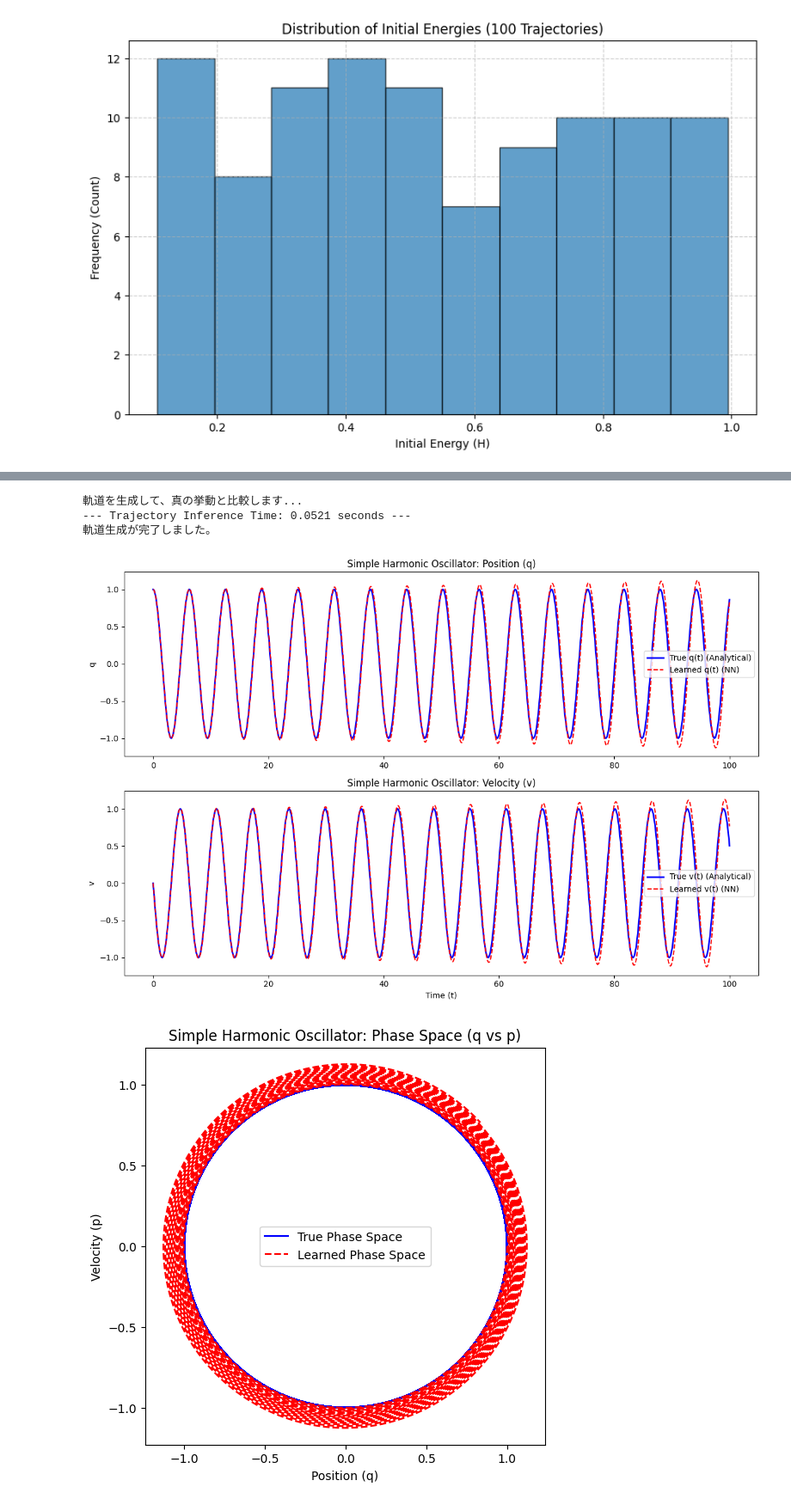
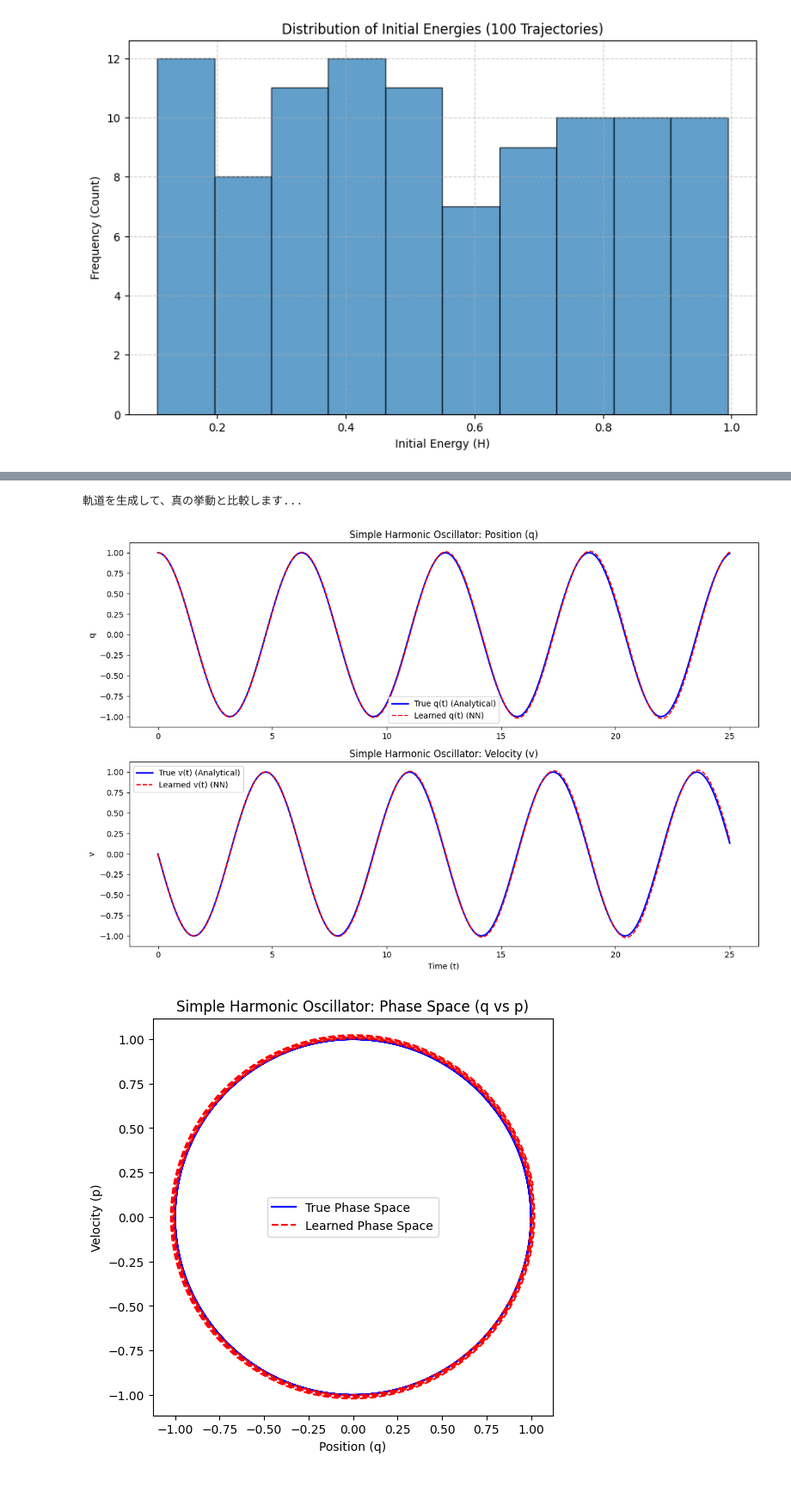
Before and after one commit to nkjm108/PIML, a Jupyter notebook: harmonic_ocillation_1D/H1D_NN_h.ipynb, the cells around one changed output, grey strips where cells are left out. Shown at 86% size. Cells and saved outputs as stored; diff of their text form; code cells hidden in the pictures.

```diff
--- a/harmonic_ocillation_1D/H1D_NN_h.ipynb
+++ b/harmonic_ocillation_1D/H1D_NN_h.ipynb
@@ -218,55 +229,71 @@ generate trajectory
 
 # 予測と正解データ(自動微分による計算)での比較
 print("軌道を生成して、真の挙動と比較します...")
-#based on BNN_h
+
 ds_true = ham.state_derivative(H_analytical)
 solver_true = util.ode_solver(ds_true)
 
 solver_learned = create_trajectory(model_apply_fn, final_params, q_dim)
 
-# s0 = (t, q, p)
-initial_state = (0.0, jnp.array([1.0]), jnp.array([0.0]))
-t_eval = jnp.linspace(0.0, 100.0, 10000)
+initial_states_list = [
+    (0.0, jnp.array([jnp.sqrt(0.2*(i+1))]), jnp.array([0.0]))  #H=[0.1, 1.0]の等間隔10点を初期値とする
+    for i in range(10)
+]
+results_all = []
+t_eval = jnp.linspace(0.0, 25.0, 2500)
 
-ham_to_lgr_state_fn = ham.hamiltonian_state_to_lagrangian_state(H_analytical)
+for i, initial_state in enumerate(initial_states_list):
+    ham_to_lgr_state_fn = ham.hamiltonian_state_to_lagrangian_state(H_analytical)
 
-ham_states_true = solver_true(initial_state, t_eval)
-lgr_states_true = jax.vmap(ham_to_lgr_state_fn)(ham_states_true)
+    ham_states_true = solver_true(initial_state, t_eval)
+    lag_states_true = jax.vmap(ham_to_lgr_state_fn)(ham_states_true)
 
-ham_states_learned = solver_learned(initial_state, t_eval)
-lgr_states_learned = jax.vmap(ham_to_lgr_state_fn)(ham_states_learned)
+    ham_states_learned = solver_learned(initial_state, t_eval)
+    lag_states_learned = jax.vmap(ham_to_lgr_state_fn)(ham_states_learned)
 
-start_inference_time = time.time()
-lgr_states_learned[1].block_until_ready()
-end_inference_time = time.time()
-print(f"--- Trajectory Inference Time: {end_inference_time - start_inference_time:.4f} seconds ---")
+    res = {
+        "id": i,
+        "initial_state": initial_state,
 
-print("軌道生成が完了しました。")
+        # Trueの結果 (ham_states, lag_states)
+        "true": (ham_states_true, lag_states_true),
+
+        # LNNの結果
+        "bnn": (ham_states_learned, lag_states_learned)
+    }
+    results_all.append(res)
 # %% [output]
 軌道を生成して、真の挙動と比較します...
---- Trajectory Inference Time: 0.0521 seconds ---
-軌道生成が完了しました。
 # %%
 '''
 plot result
 '''
+# 図示したいデータのインデックスを指定
+target_id = 4
+res = results_all[target_id]
+
+# True
+ham_states_true, lag_states_true = res["true"]
 t_true, q_true, p_true = ham_states_true
-v_true = lgr_states_true[2]
+v_true = lag_states_true[2]
+
+# BNN
+ham_states_learned, lag_states_learned = res["bnn"]
 t_learned, q_learned, p_learned = ham_states_learned
-v_learned = lgr_states_learned[2]
+v_learned = lag_states_learned[2]
 
 title_prefix="Simple Harmonic Oscillator:"
 plotting.plot_trajectory_comparison(
     t_true, q_true, v_true,
     t_learned, q_learned, v_learned,
     title_prefix
 )
 
 plotting.plot_phase_space(
     q_true, p_true,
     q_learned, p_learned,
     title_prefix
     )
 # %% [output]
-[figure, old version]
+[figure, new version]
-[figure, old version]
+[figure, new version]
```
Also changed, not shown: parts of 5 cells of this notebook, 4 other files.
